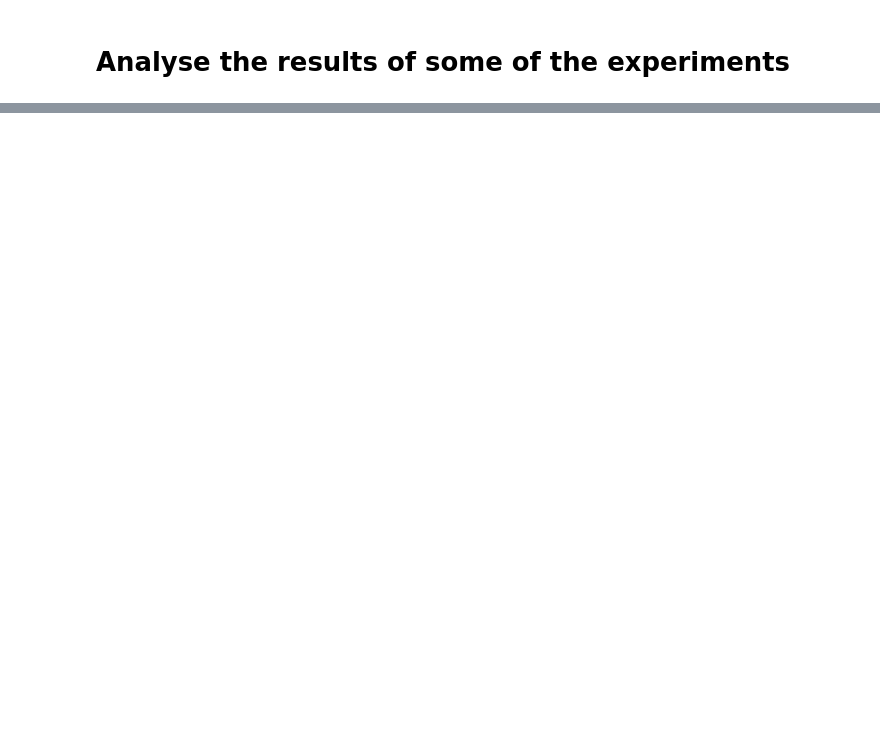
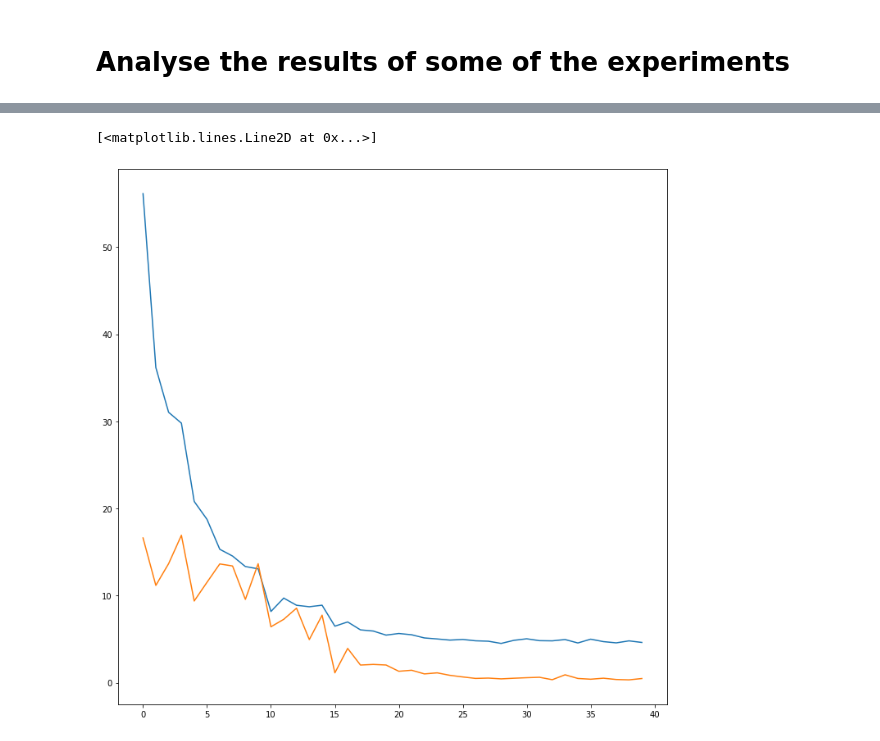
Before and after one commit to ewil32/Hybrid_Policy_Selection_DAIF, a Jupyter notebook: analyse_results.ipynb, the cells around one changed output, grey strips where cells are left out. Cells and saved outputs as stored; diff of their text form; code cells hidden in the pictures; blank space fills up the shorter version.

```diff
--- a/analyse_results.ipynb
+++ b/analyse_results.ipynb
@@ -3,7 +3,35 @@
 # %%
 import pandas as pd
 import matplotlib.pyplot as plt
+
+plt.rcParams["figure.figsize"] = (12,12)
 # %%
 efe = pd.read_csv("experiments/efe_no_prior_model.csv")
 feef_prior = pd.read_csv("experiments/feef_with_prior_model.csv")
-# feef = pd.read_csv("experiments/feef_no_prior_model.csv")
+feef = pd.read_csv("experiments/feef_no_prior.csv")
+
+feef_no_replay = pd.read_csv("experiments/feef_with_prior_no_replay.csv")
+# %%
+def average_vfe(df):
+    mean_vfe = df[["episode", "VFE_post_run"]].groupby("episode").mean()
+    std_vfe = df[["episode", "VFE_post_run"]].groupby("episode").std()
+
+    return mean_vfe, std_vfe
+
+
+def percent_success(df):
+    mean_success = df[["success", "episode"]].groupby("episode").mean()
+    std_success = df[["success", "episode"]].groupby("episode").std()
+
+    return mean_success, std_success
+
+
+def time_to_success(df, only_success=False):
+    if only_success:
+        mean_vfe = df[df.success == True][["episode", "sim_steps"]].groupby("episode").mean()
+        std_vfe = df[df.success == True][["episode", "sim_steps"]].groupby("episode").std()
+    else:
+        mean_vfe = df[["episode", "sim_steps"]].groupby("episode").mean()
+        std_vfe = df[["episode", "sim_steps"]].groupby("episode").std()
+
+    return mean_vfe, std_vfe
@@ -9,0 +56,8 @@ feef_prior = pd.read_csv("experiments/feef_with_prior_model.csv")
+# %%
+mean_vfe_feef, std_vfe_feef = average_vfe(feef)
+
+plt.plot(mean_vfe_feef)
+plt.plot(std_vfe_feef)
+# %% [output]
+[<matplotlib.lines.Line2D at 0x...>]
+[figure, added]
```
Also changed, not shown: parts of 37 cells of this notebook, 9 other files.
